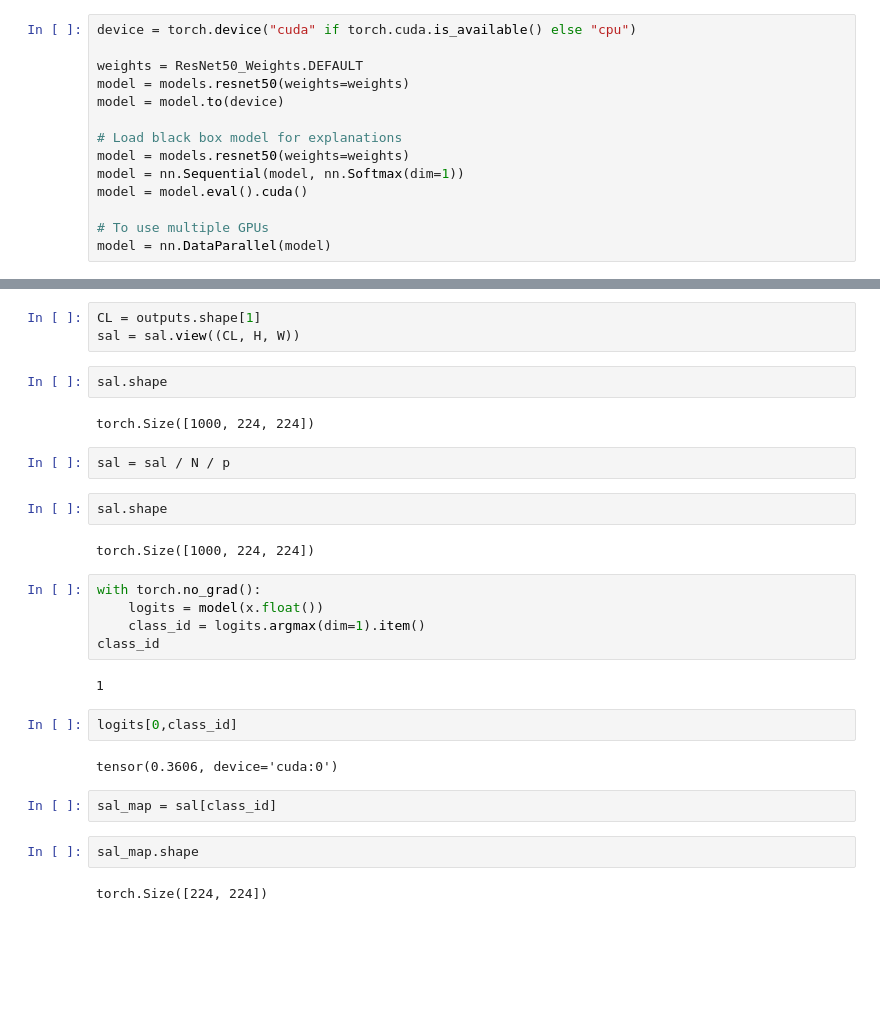
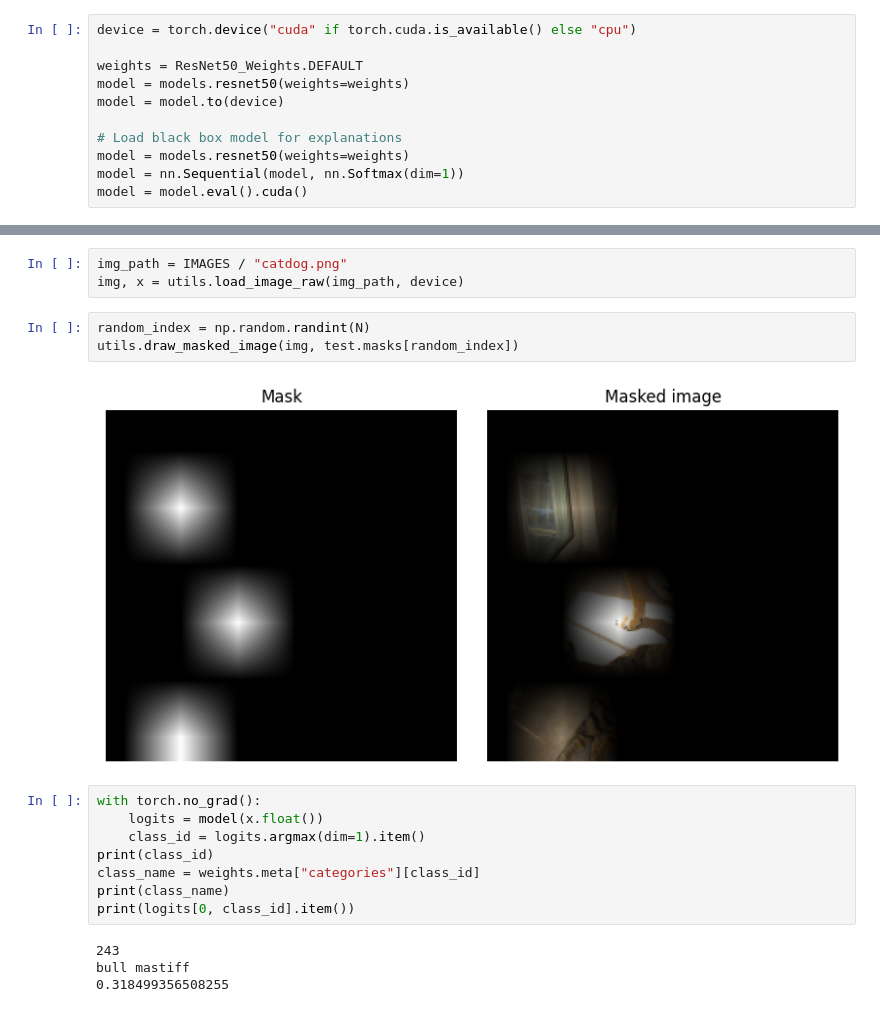
Before and after one commit to muratozturk1337/rise-banzhaf, a Jupyter notebook: notebooks/test.ipynb, the cells around one changed output, grey strips where cells are left out. Saved outputs shown, nothing was run; the diff lists cells and outputs as text; blank space fills up the shorter version.

```diff
--- a/notebooks/test.ipynb
+++ b/notebooks/test.ipynb
@@ -22,9 +23,6 @@ model = model.to(device)
 model = models.resnet50(weights=weights)
 model = nn.Sequential(model, nn.Softmax(dim=1))
 model = model.eval().cuda()
-
-# To use multiple GPUs
-model = nn.DataParallel(model)
 # %%
 H, W = 224, 224
 input_size = (H, W)
@@ -120,30 +38,20 @@ torch.Size([1000, 50176])
-# %%
-CL = outputs.shape[1]
-sal = sal.view((CL, H, W))
-# %%
-sal.shape
-# %% [output]
-torch.Size([1000, 224, 224])
-# %%
-sal = sal / N / p
-# %%
-sal.shape
-# %% [output]
-torch.Size([1000, 224, 224])
+# %%
+img_path = IMAGES / "catdog.png"
+img, x = utils.load_image_raw(img_path, device)
+# %%
+random_index = np.random.randint(N)
+utils.draw_masked_image(img, test.masks[random_index])
+# %% [output]
+[figure, added]
 # %%
 with torch.no_grad():
     logits = model(x.float())
     class_id = logits.argmax(dim=1).item()
-class_id
+print(class_id)
+class_name = weights.meta["categories"][class_id]
+print(class_name)
+print(logits[0, class_id].item())
 # %% [output]
-1
+243
+bull mastiff
+0.318499356508255
-# %%
-logits[0,class_id]
-# %% [output]
-tensor(0.3606, device='cuda:0')
-# %%
-sal_map = sal[class_id]
-# %%
-sal_map.shape
-# %% [output]
-torch.Size([224, 224])
```
Also changed, not shown: parts of 20 cells of this notebook, 2 other files.
